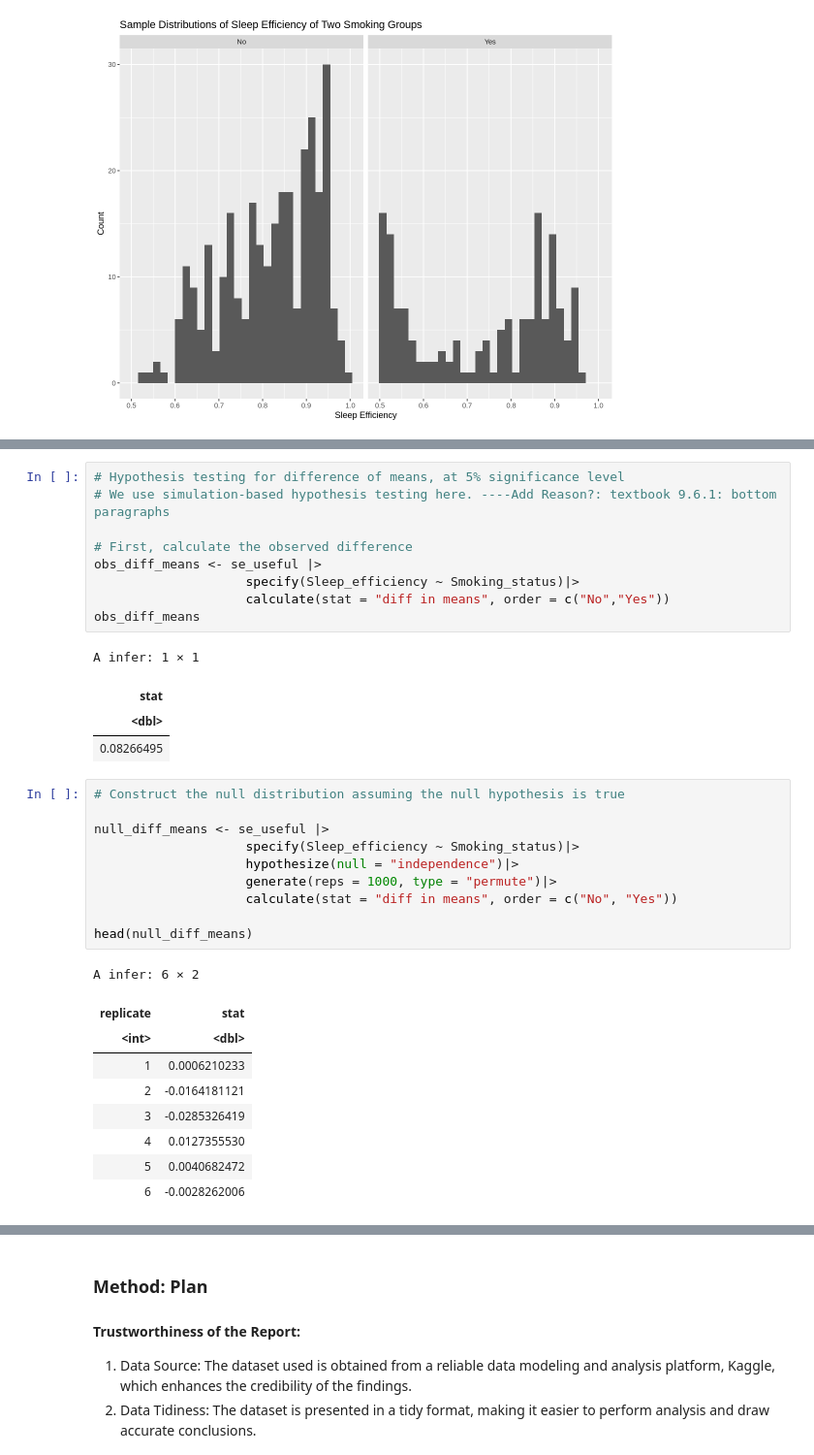
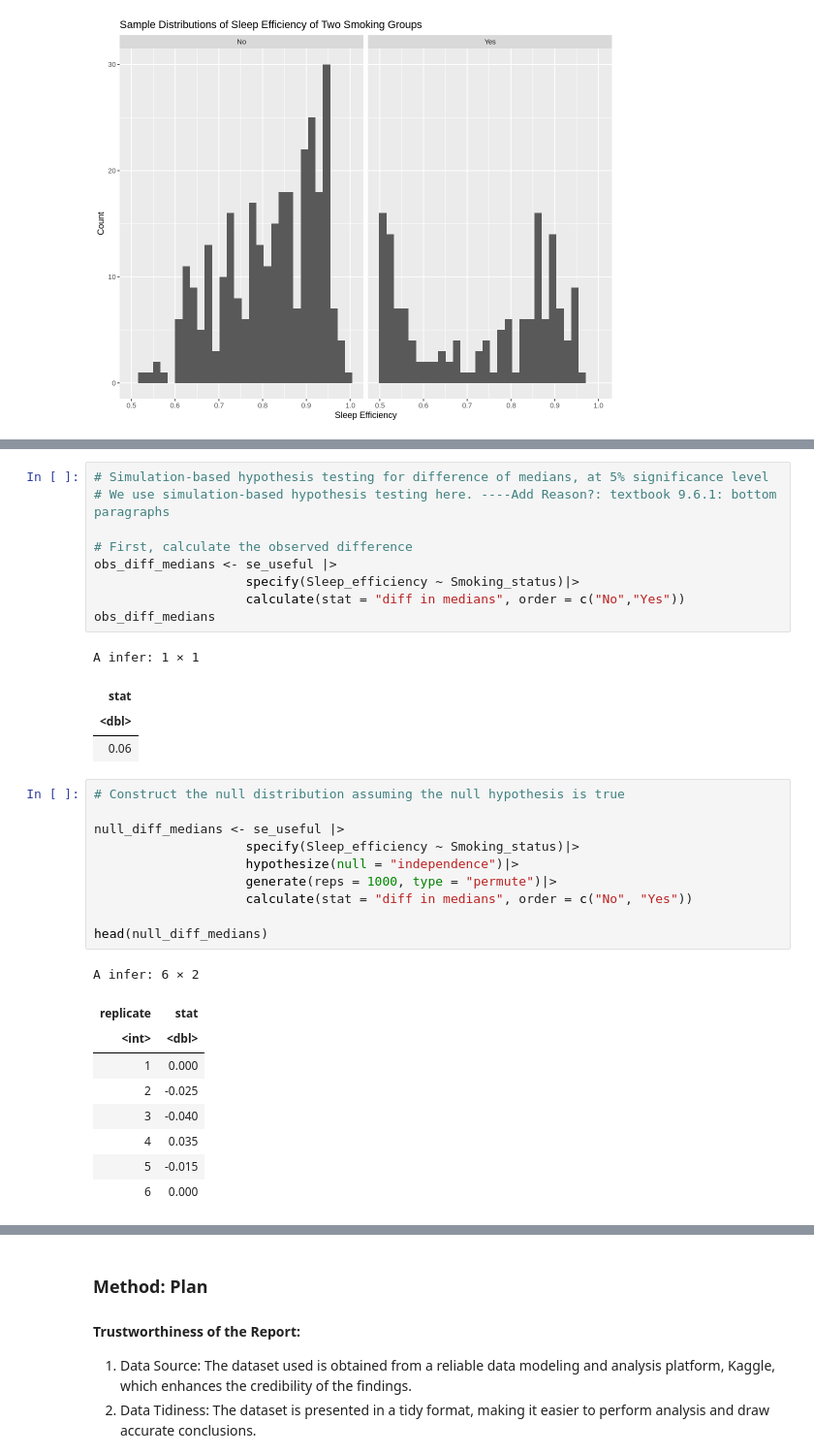
Before and after one commit to ritishaj/Does-smoking-status-affect-sleeping-efficiency-, a Jupyter notebook: Final Report.ipynb, the cells around one changed output, grey strips where cells are left out. Shown at 97% size. Saved outputs shown, nothing was run; the diff lists cells and outputs as text.

```diff
--- a/Final Report.ipynb
+++ b/Final Report.ipynb
@@ -154,37 +253,37 @@ sample_dis
 # %%
-# Hypothesis testing for difference of means, at 5% significance level
+# Simulation-based hypothesis testing for difference of medians, at 5% significance level
 # We use simulation-based hypothesis testing here. ----Add Reason?: textbook 9.6.1: bottom paragraphs
 
 # First, calculate the observed difference
-obs_diff_means <- se_useful |>
+obs_diff_medians <- se_useful |>
                     specify(Sleep_efficiency ~ Smoking_status)|>
-                    calculate(stat = "diff in means", order = c("No","Yes"))
-obs_diff_means
+                    calculate(stat = "diff in medians", order = c("No","Yes"))
+obs_diff_medians
 # %% [output]
 A infer: 1 × 1
 | stat |
 | <dbl> |
-| 0.08266495 |
+| 0.06 |
 # %%
 # Construct the null distribution assuming the null hypothesis is true
 
-null_diff_means <- se_useful |>
+null_diff_medians <- se_useful |>
                     specify(Sleep_efficiency ~ Smoking_status)|>
                     hypothesize(null = "independence")|>
                     generate(reps = 1000, type = "permute")|>
-                    calculate(stat = "diff in means", order = c("No", "Yes"))
+                    calculate(stat = "diff in medians", order = c("No", "Yes"))
 
-head(null_diff_means)
+head(null_diff_medians)
 # %% [output]
 A infer: 6 × 2
 | replicate | stat |
 | <int> | <dbl> |
-| 1 | 0.0006210233 |
-| 2 | -0.0164181121 |
-| 3 | -0.0285326419 |
-| 4 | 0.0127355530 |
-| 5 | 0.0040682472 |
-| 6 | -0.0028262006 |
+| 1 | 0.000 |
+| 2 | -0.025 |
+| 3 | -0.040 |
+| 4 | 0.035 |
+| 5 | -0.015 |
+| 6 | 0.000 |
 # %%
 # visualize the null distribution together with the observed difference
 
```
Also changed, not shown: parts of 9 cells of this notebook.
